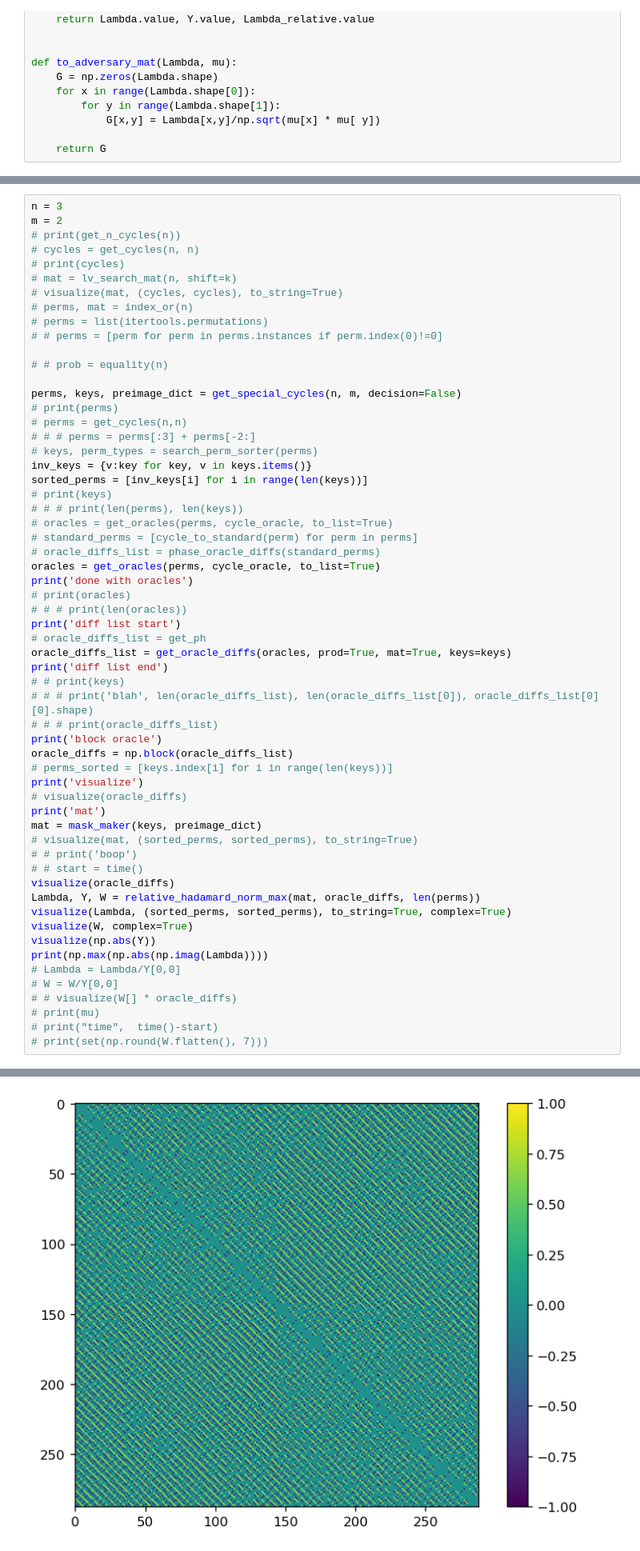
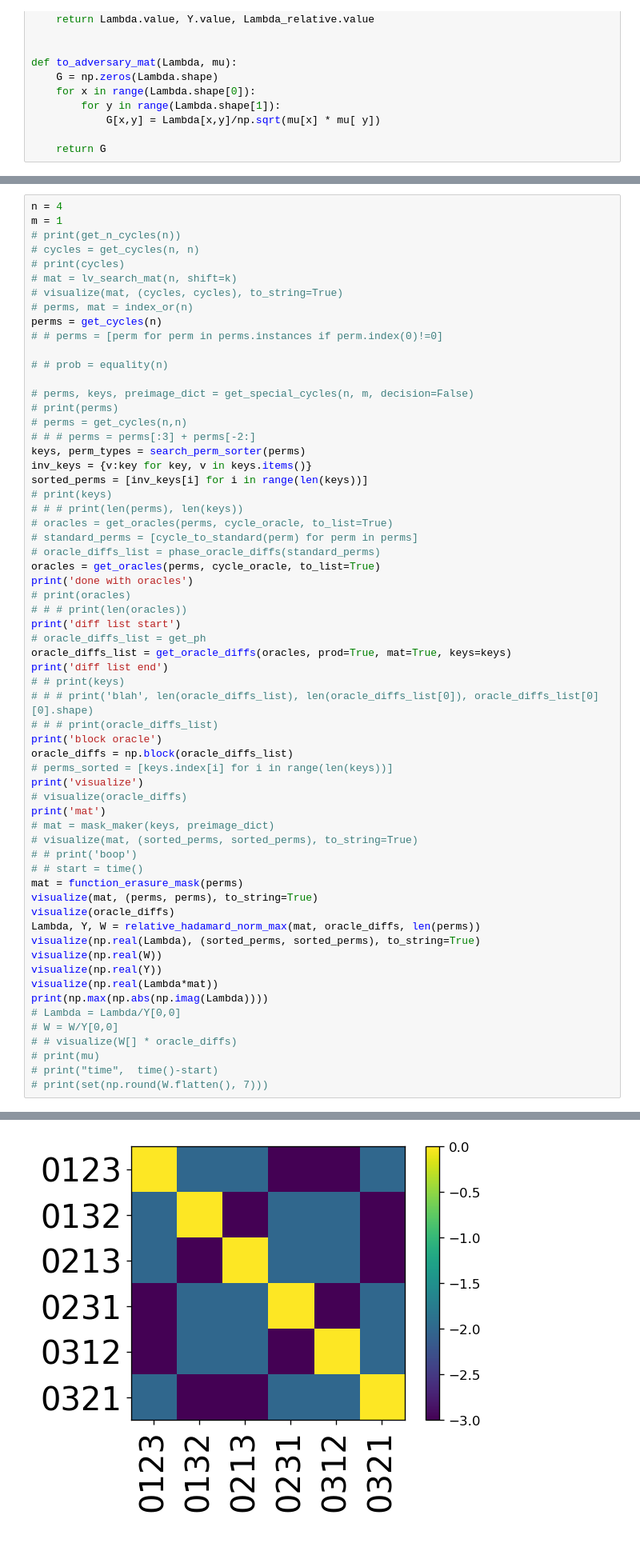
Before and after one commit to blake-holman/ED_Adversaries, a Jupyter notebook: Relative.ipynb, the cells around one changed output, grey strips where cells are left out. Shown: that part at 80% size. Drawn from its saved outputs; the diff is of its cells as text.

```diff
--- a/Relative.ipynb
+++ b/Relative.ipynb
@@ -506,22 +534,22 @@ def function_erasure_mask(funcs, target):
 # %%
-n = 3
-m = 2
+n = 4
+m = 1
 # print(get_n_cycles(n))
 # cycles = get_cycles(n, n)
 # print(cycles)
 # mat = lv_search_mat(n, shift=k)
 # visualize(mat, (cycles, cycles), to_string=True)
 # perms, mat = index_or(n)
-# perms = list(itertools.permutations)
+perms = get_cycles(n)
 # # perms = [perm for perm in perms.instances if perm.index(0)!=0]
 
 # # prob = equality(n)
 
-perms, keys, preimage_dict = get_special_cycles(n, m, decision=False)
+# perms, keys, preimage_dict = get_special_cycles(n, m, decision=False)
 # print(perms)
 # perms = get_cycles(n,n)
 # # # perms = perms[:3] + perms[-2:]
-# keys, perm_types = search_perm_sorter(perms)
+keys, perm_types = search_perm_sorter(perms)
 inv_keys = {v:key for key, v in keys.items()}
 sorted_perms = [inv_keys[i] for i in range(len(keys))]
 # print(keys)
@@ -546,15 +574,18 @@ oracle_diffs = np.block(oracle_diffs_list)
 print('visualize')
 # visualize(oracle_diffs)
 print('mat')
-mat = mask_maker(keys, preimage_dict)
+# mat = mask_maker(keys, preimage_dict)
 # visualize(mat, (sorted_perms, sorted_perms), to_string=True)
 # # print('boop')
 # # start = time()
+mat = function_erasure_mask(perms)
+visualize(mat, (perms, perms), to_string=True)
 visualize(oracle_diffs)
 Lambda, Y, W = relative_hadamard_norm_max(mat, oracle_diffs, len(perms))
-visualize(Lambda, (sorted_perms, sorted_perms), to_string=True, complex=True)
-visualize(W, complex=True)
-visualize(np.abs(Y))
+visualize(np.real(Lambda), (sorted_perms, sorted_perms), to_string=True)
+visualize(np.real(W))
+visualize(np.real(Y))
+visualize(np.real(Lambda*mat))
 print(np.max(np.abs(np.imag(Lambda))))
 # Lambda = Lambda/Y[0,0]
 # W = W/Y[0,0]
@@ -572,5 +602,5 @@ diff list start
 diff list end
 block oracle
 visualize
 mat
-[figure, old version]
+[figure, new version]
```
Also changed, not shown: parts of 8 cells of this notebook, 1 other file.
